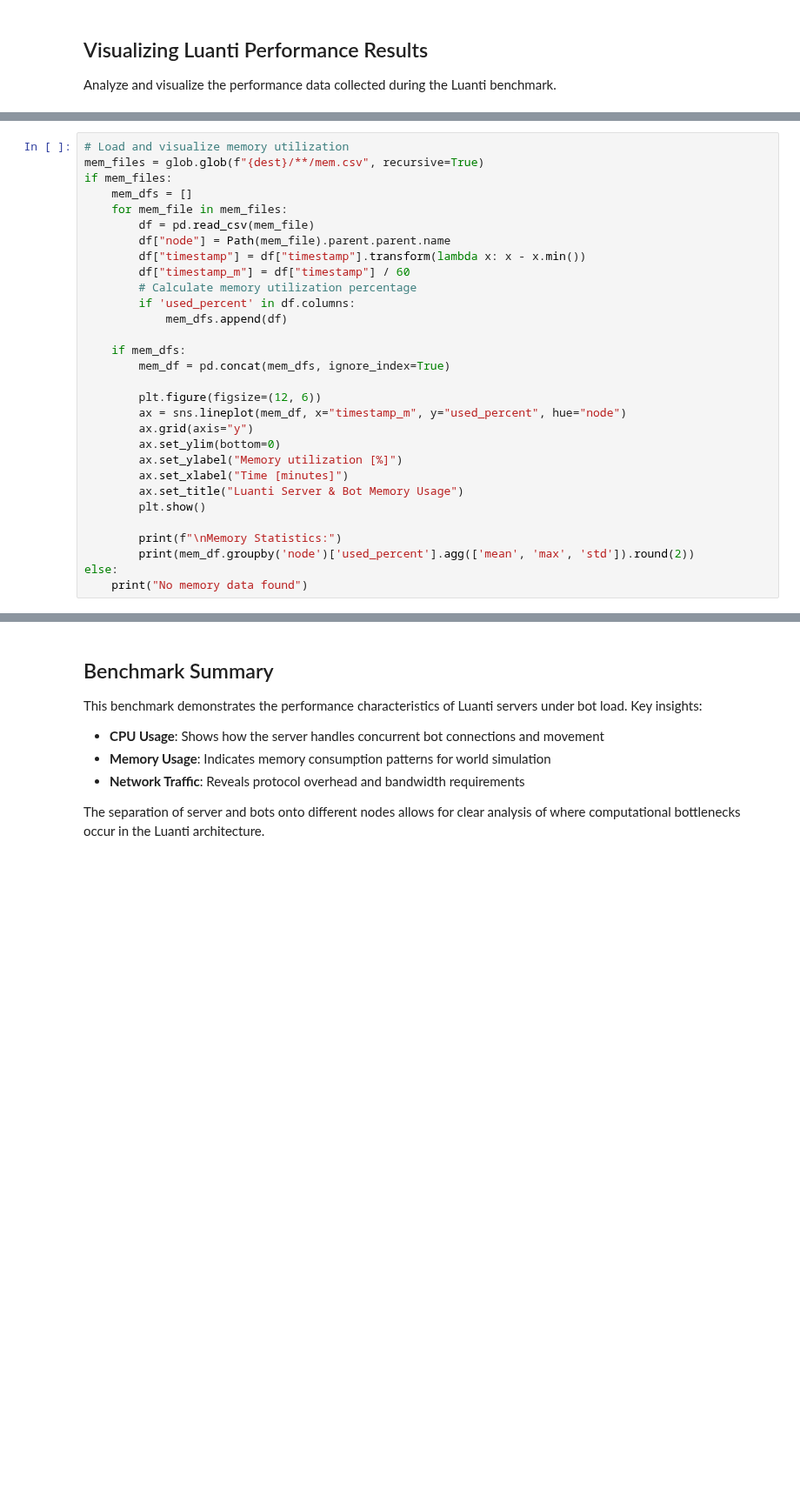
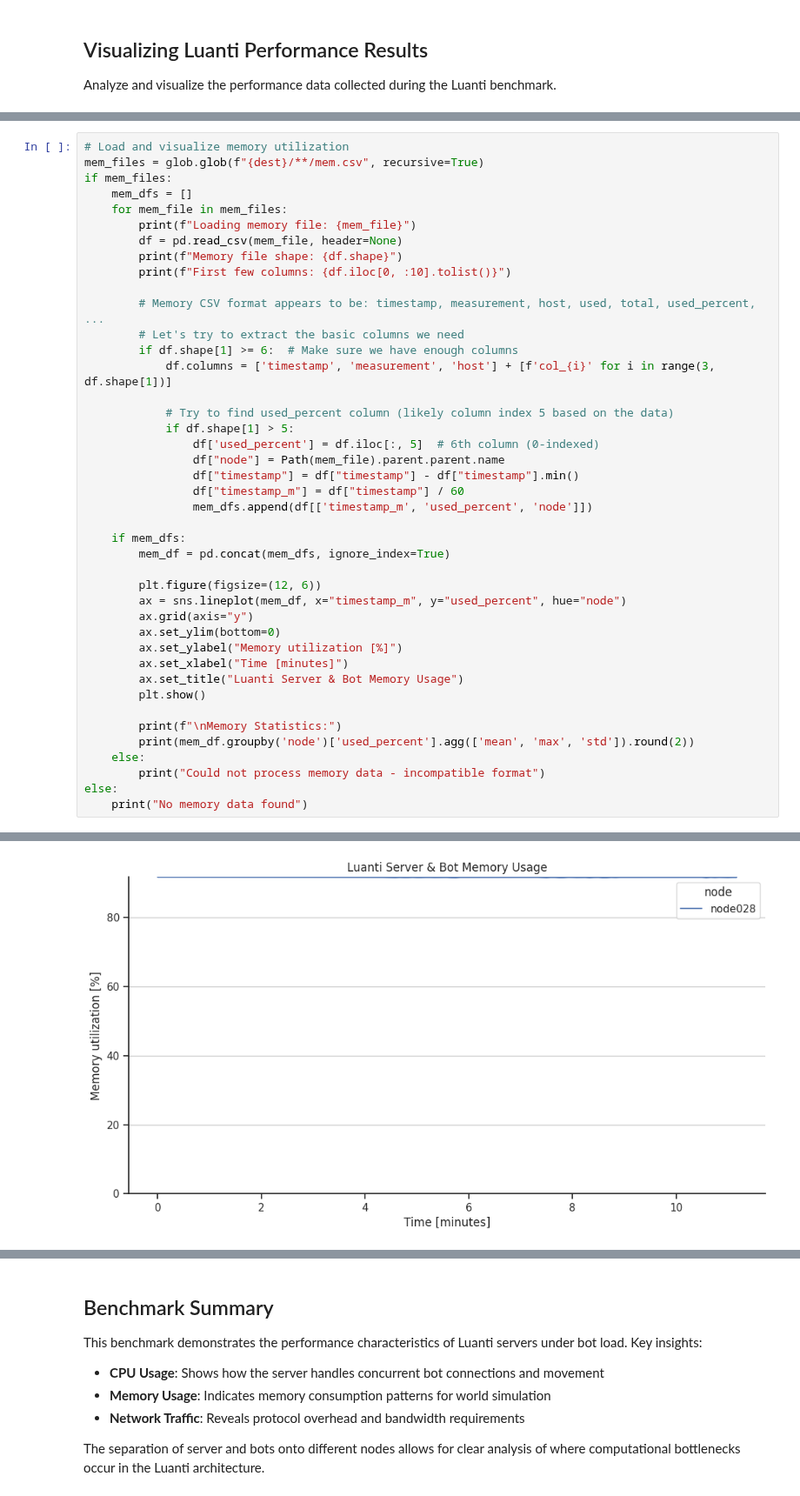
Before and after one commit to atlarge-research/yardstick, a Jupyter notebook: luanti_example.ipynb, the cells around one changed output, grey strips where cells are left out. Shown at 87% size. Cells and saved outputs as stored; diff of their text form; blank space fills up the shorter version.

```diff
--- a/luanti_example.ipynb
+++ b/luanti_example.ipynb
@@ -164,13 +277,23 @@ mem_files = glob.glob(f"{dest}/**/mem.csv", recursive=True)
 if mem_files:
     mem_dfs = []
     for mem_file in mem_files:
-        df = pd.read_csv(mem_file)
-        df["node"] = Path(mem_file).parent.parent.name
-        df["timestamp"] = df["timestamp"].transform(lambda x: x - x.min())
-        df["timestamp_m"] = df["timestamp"] / 60
-        # Calculate memory utilization percentage
-        if 'used_percent' in df.columns:
-            mem_dfs.append(df)
+        print(f"Loading memory file: {mem_file}")
+        df = pd.read_csv(mem_file, header=None)
+        print(f"Memory file shape: {df.shape}")
+        print(f"First few columns: {df.iloc[0, :10].tolist()}")
+
+        # Memory CSV format appears to be: timestamp, measurement, host, used, total, used_percent, ...
+        # Let's try to extract the basic columns we need
+        if df.shape[1] >= 6:  # Make sure we have enough columns
+            df.columns = ['timestamp', 'measurement', 'host'] + [f'col_{i}' for i in range(3, df.shape[1])]
+
+            # Try to find used_percent column (likely column index 5 based on the data)
+            if df.shape[1] > 5:
+                df['used_percent'] = df.iloc[:, 5]  # 6th column (0-indexed)
+                df["node"] = Path(mem_file).parent.parent.name
+                df["timestamp"] = df["timestamp"] - df["timestamp"].min()
+                df["timestamp_m"] = df["timestamp"] / 60
+                mem_dfs.append(df[['timestamp_m', 'used_percent', 'node']])
 
     if mem_dfs:
         mem_df = pd.concat(mem_dfs, ignore_index=True)
@@ -186,5 +309,8 @@ if mem_files:
 
         print(f"\nMemory Statistics:")
         print(mem_df.groupby('node')['used_percent'].agg(['mean', 'max', 'std']).round(2))
+    else:
+        print("Could not process memory data - incompatible format")
 else:
     print("No memory data found")
+# %% [output]
@@ -190,0 +320 @@ else:
+[figure, added]
```
Also changed, not shown: parts of 6 cells of this notebook, 14 other files.
